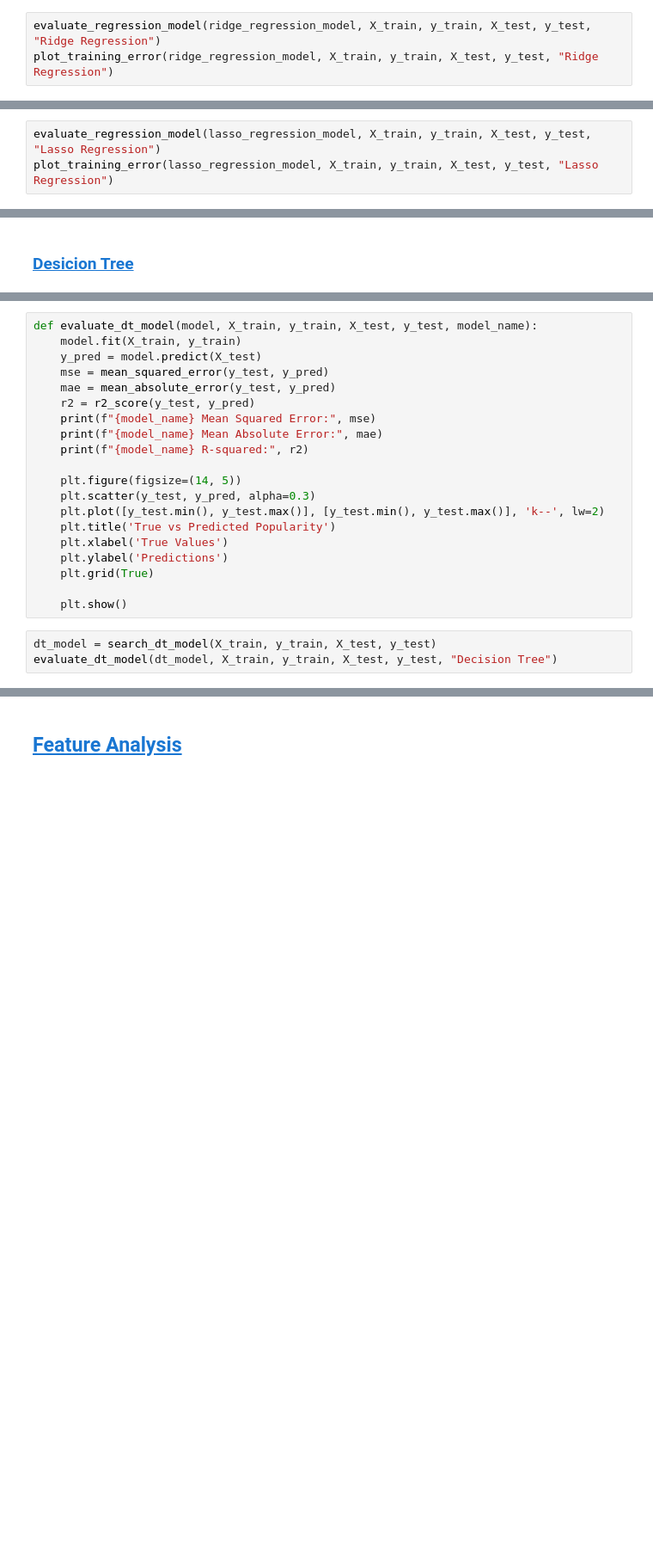
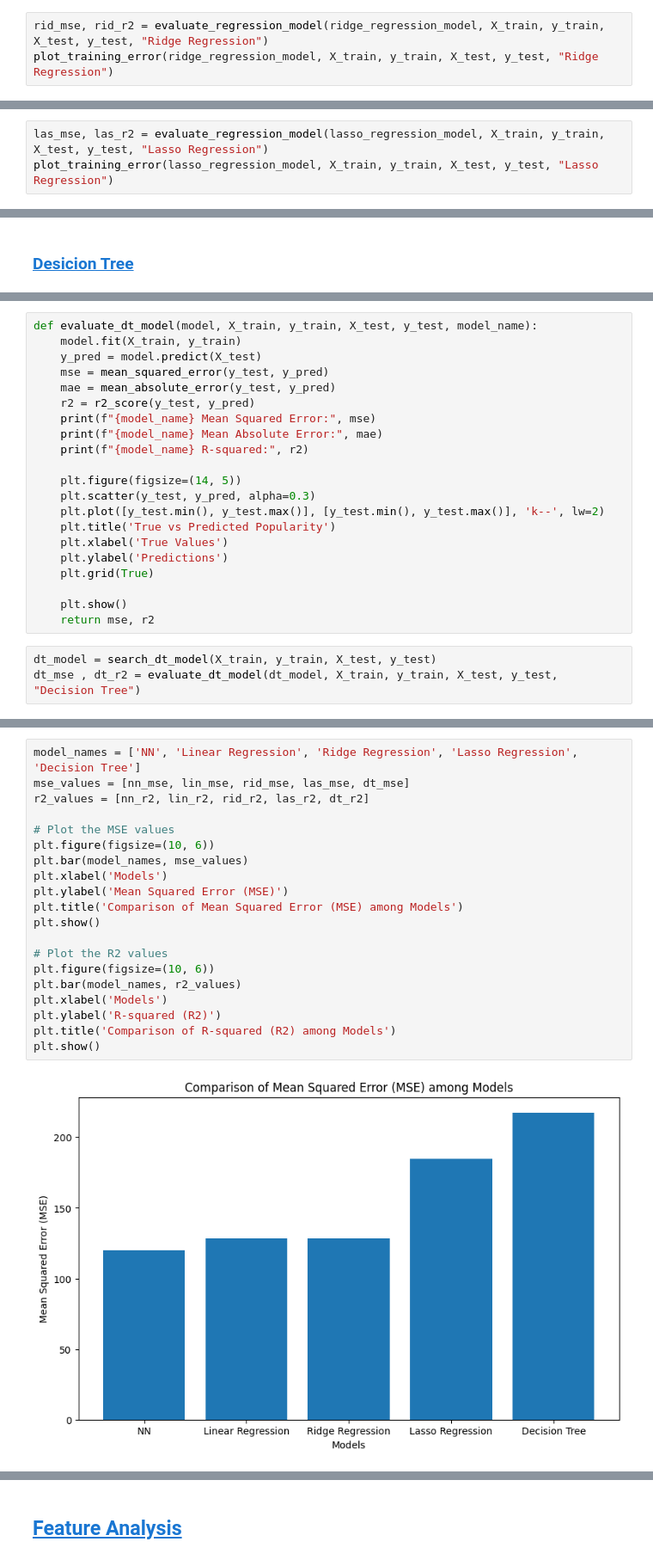
Before and after one commit to Hadi-loo/Introduction-to-Data-Science-Course, a Jupyter notebook: Final Project/Phase 2/phase2.ipynb, the cells around one changed output, grey strips where cells are left out. Shown at 86% size. Drawn from its saved outputs; the diff is of its cells as text; blank space fills up the shorter version.

```diff
--- a/Final Project/Phase 2/phase2.ipynb
+++ b/Final Project/Phase 2/phase2.ipynb
@@ -556,4 +576,4 @@ Linear Regression R-squared: 0.6868072946412755
 # %%
-evaluate_regression_model(ridge_regression_model, X_train, y_train, X_test, y_test, "Ridge Regression")
+rid_mse, rid_r2 = evaluate_regression_model(ridge_regression_model, X_train, y_train, X_test, y_test, "Ridge Regression")
 plot_training_error(ridge_regression_model, X_train, y_train, X_test, y_test, "Ridge Regression")
 # %% [output]
@@ -563,6 +583,6 @@ Ridge Regression R-squared: 0.6871142235572989
 [figure]
 [figure]
 # %%
-evaluate_regression_model(lasso_regression_model, X_train, y_train, X_test, y_test, "Lasso Regression")
+las_mse, las_r2 = evaluate_regression_model(lasso_regression_model, X_train, y_train, X_test, y_test, "Lasso Regression")
 plot_training_error(lasso_regression_model, X_train, y_train, X_test, y_test, "Lasso Regression")
 # %% [output]
@@ -725,9 +703,10 @@ def evaluate_dt_model(model, X_train, y_train, X_test, y_test, model_name):
     plt.grid(True)
 
     plt.show()
+    return mse, r2
 # %%
 dt_model = search_dt_model(X_train, y_train, X_test, y_test)
-evaluate_dt_model(dt_model, X_train, y_train, X_test, y_test, "Decision Tree")
+dt_mse , dt_r2 = evaluate_dt_model(dt_model, X_train, y_train, X_test, y_test, "Decision Tree")
 # %% [output]
 4500 fits failed out of a total of 18000.
 The score on these train-test partitions for these parameters will be set to nan.
@@ -753,3 +732,25 @@ Decision Tree Mean Squared Error: 217.5843587270484
 Decision Tree Mean Absolute Error: 11.29531128237662
 Decision Tree R-squared: 0.4698537084101846
 [figure]
+# %%
+model_names = ['NN', 'Linear Regression', 'Ridge Regression', 'Lasso Regression', 'Decision Tree']
+mse_values = [nn_mse, lin_mse, rid_mse, las_mse, dt_mse]
+r2_values = [nn_r2, lin_r2, rid_r2, las_r2, dt_r2]
+
+# Plot the MSE values
+plt.figure(figsize=(10, 6))
+plt.bar(model_names, mse_values)
+plt.xlabel('Models')
+plt.ylabel('Mean Squared Error (MSE)')
+plt.title('Comparison of Mean Squared Error (MSE) among Models')
+plt.show()
+
+# Plot the R2 values
+plt.figure(figsize=(10, 6))
+plt.bar(model_names, r2_values)
+plt.xlabel('Models')
+plt.ylabel('R-squared (R2)')
+plt.title('Comparison of R-squared (R2) among Models')
+plt.show()
+# %% [output]
+[figure, added]
```
Also changed, not shown: parts of 22 cells of this notebook.
